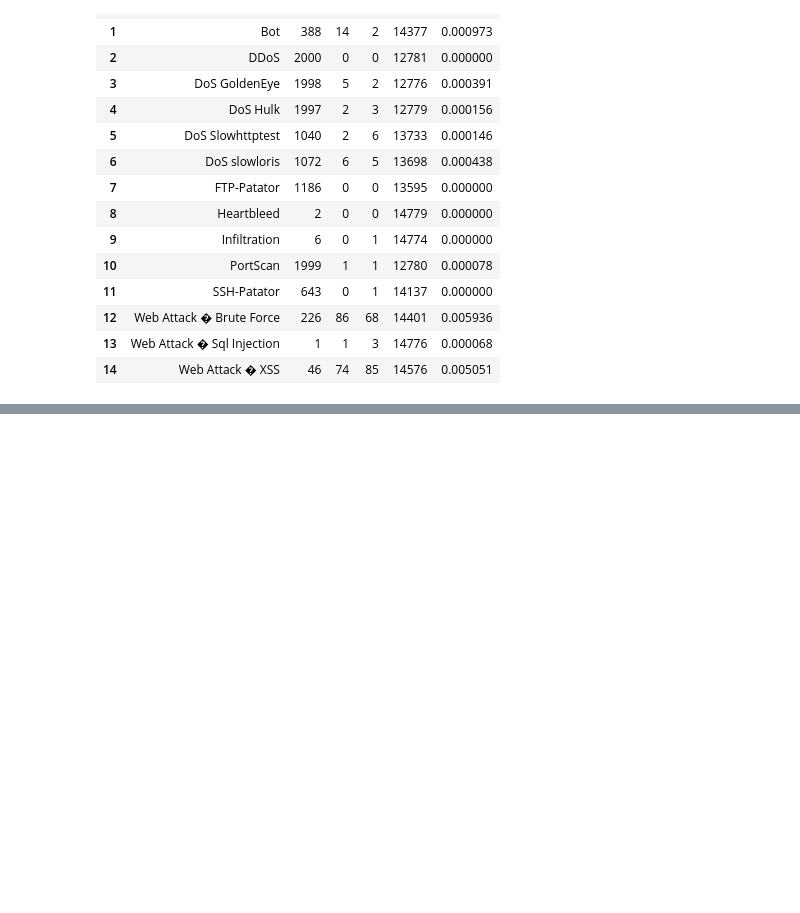
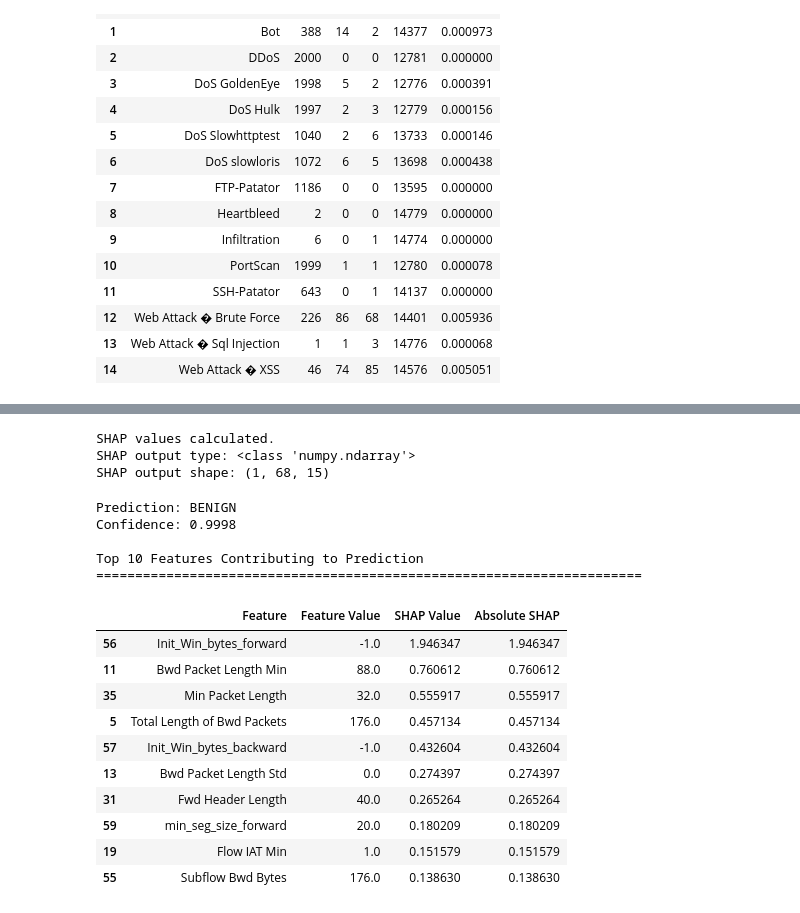
Before and after one commit to JanhaviM007/agentic-explainable-nids, a Jupyter notebook: notebooks/02_ML_Baseline.ipynb, the cells around one changed output, grey strips where cells are left out. Saved outputs shown, nothing was run; the diff lists cells and outputs as text; code cells hidden in the pictures; blank space fills up the shorter version.

Commit message:
Add XGBoost SHAP explainability

```diff
--- a/notebooks/02_ML_Baseline.ipynb
+++ b/notebooks/02_ML_Baseline.ipynb
@@ -827,0 +1011,9 @@ display(rf_baseline_df)
+# %%
+import shap
+import numpy as np
+import pandas as pd
+
+# Create SHAP TreeExplainer for XGBoost
+shap_explainer = shap.TreeExplainer(xgb_model)
+
+print("SHAP TreeExplainer created successfully.")
@@ -827,0 +1054,65 @@ display(rf_baseline_df)
+# %%
+# Calculate SHAP values for the selected sample
+shap_values = shap_explainer.shap_values(sample)
+
+print("SHAP values calculated.")
+print("SHAP output type:", type(shap_values))
+print("SHAP output shape:", np.array(shap_values).shape)
+# %% [output]
+SHAP values calculated.
+SHAP output type: <class 'numpy.ndarray'>
+SHAP output shape: (1, 68, 15)
+# %%
+# Get the encoded class index of the prediction
+predicted_class_index = int(predicted_encoded)
+
+# Extract SHAP values for the predicted class
+sample_shap_values = shap_values[
+    0,
+    :,
+    predicted_class_index
+]
+
+# Create a DataFrame containing feature information
+shap_df = pd.DataFrame({
+    "Feature": X_test.columns,
+    "Feature Value": sample.iloc[0].values,
+    "SHAP Value": sample_shap_values
+})
+
+# Absolute SHAP value shows the strength of contribution
+shap_df["Absolute SHAP"] = shap_df["SHAP Value"].abs()
+
+# Sort by strongest contribution
+shap_df = shap_df.sort_values(
+    "Absolute SHAP",
+    ascending=False
+)
+
+# Display top 10 features
+top_10_shap = shap_df.head(10)
+
+print(f"Prediction: {predicted_label}")
+print(f"Confidence: {predicted_confidence:.4f}")
+print()
+print("Top 10 Features Contributing to Prediction")
+print("=" * 70)
+
+display(top_10_shap)
+# %% [output]
+Prediction: BENIGN
+Confidence: 0.9998
+
+Top 10 Features Contributing to Prediction
+======================================================================
+|  | Feature | Feature Value | SHAP Value | Absolute SHAP |
+| 56 | Init_Win_bytes_forward | -1.0 | 1.946347 | 1.946347 |
+| 11 | Bwd Packet Length Min | 88.0 | 0.760612 | 0.760612 |
+| 35 | Min Packet Length | 32.0 | 0.555917 | 0.555917 |
+| 5 | Total Length of Bwd Packets | 176.0 | 0.457134 | 0.457134 |
+| 57 | Init_Win_bytes_backward | -1.0 | 0.432604 | 0.432604 |
+| 13 | Bwd Packet Length Std | 0.0 | 0.274397 | 0.274397 |
+| 31 | Fwd Header Length | 40.0 | 0.265264 | 0.265264 |
+| 59 | min_seg_size_forward | 20.0 | 0.180209 | 0.180209 |
+| 19 | Flow IAT Min | 1.0 | 0.151579 | 0.151579 |
+| 55 | Subflow Bwd Bytes | 176.0 | 0.138630 | 0.138630 |
```
Also changed, not shown: parts of 11 cells of this notebook, 2 other files.
